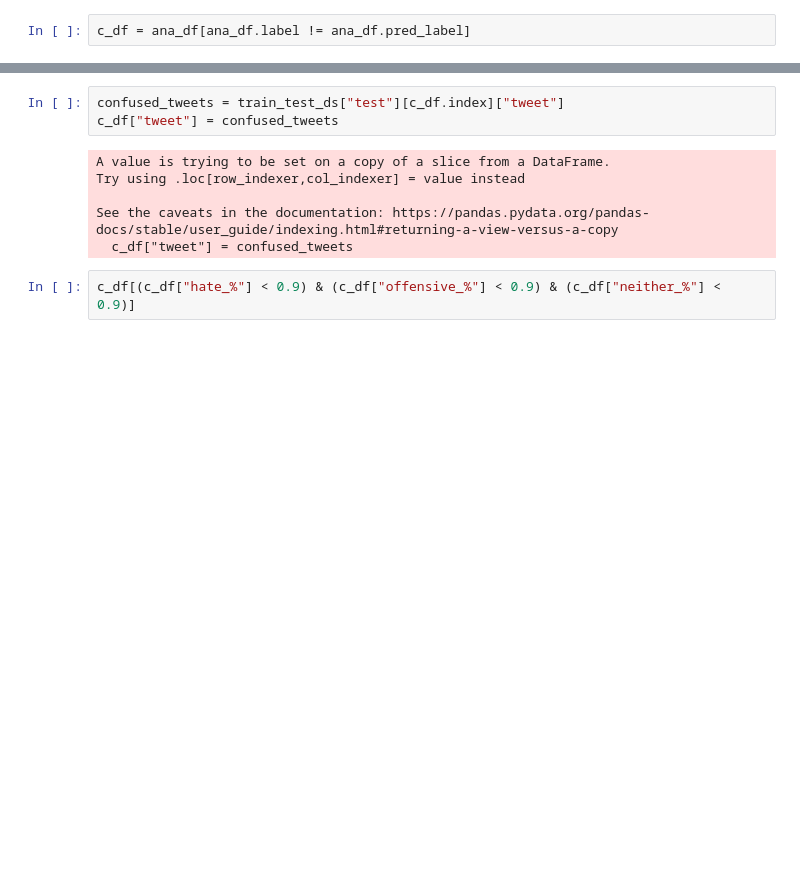
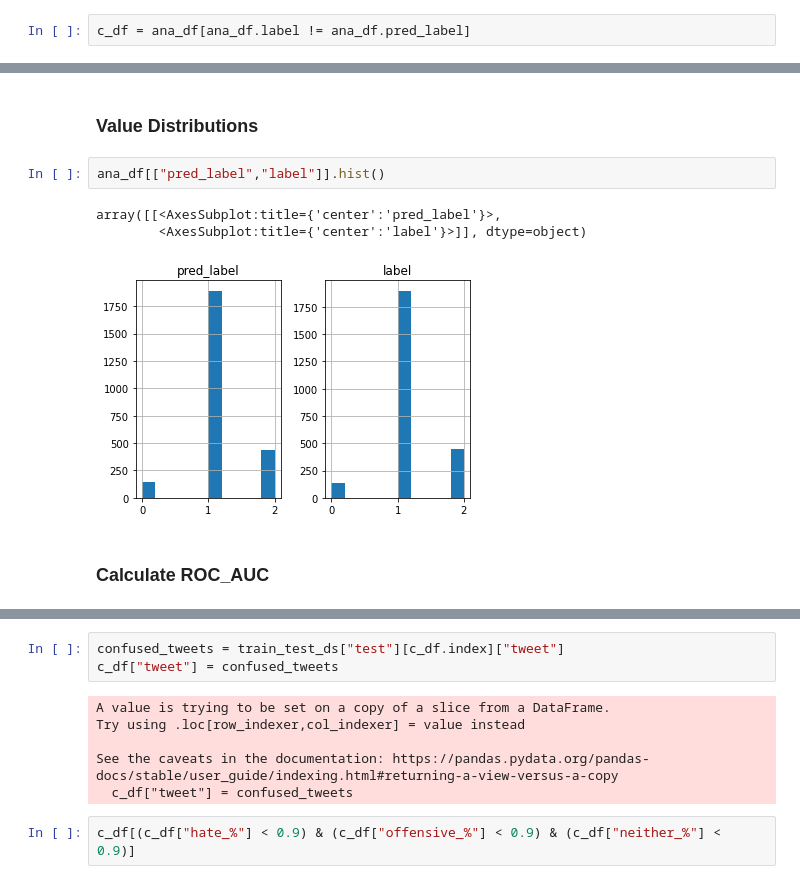
Before and after one commit to Mathew-Westfields/H8-Detect, a Jupyter notebook: src/evaluate_model.ipynb, the cells around one changed output, grey strips where cells are left out. Cells and saved outputs as stored; diff of their text form; blank space fills up the shorter version.

```diff
--- a/src/evaluate_model.ipynb
+++ b/src/evaluate_model.ipynb
@@ -242 +251,11 @@ c_df
+# %% [markdown]
+### Value Distributions
+# %%
+ana_df[["pred_label","label"]].hist()
+# %% [output]
+array([[<AxesSubplot:title={'center':'pred_label'}>,
+        <AxesSubplot:title={'center':'label'}>]], dtype=object)
+[figure, added]
+# %% [markdown]
+### Calculate ROC_AUC
 # %%
```
Also changed, not shown: parts of 32 cells of this notebook.
